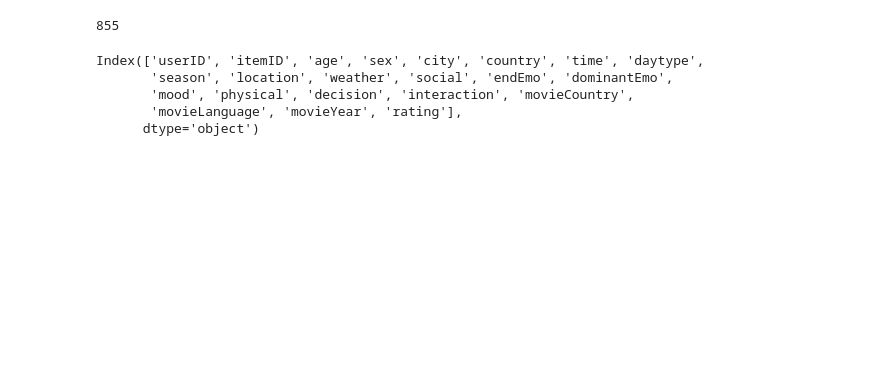
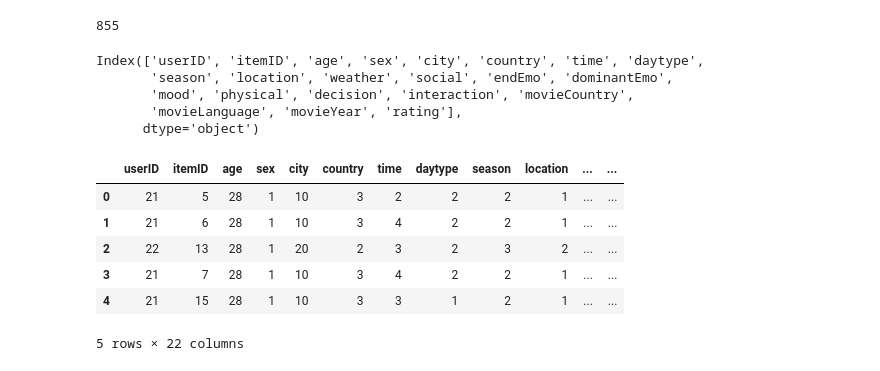
Before and after one commit to iamnewneo/Context-Aware-Recommender-System, a Jupyter notebook: DCW.ipynb, the cells around one changed output. Cells and saved outputs as stored; diff of their text form; code cells hidden in the pictures; blank space fills up the shorter version.

```diff
--- a/DCW.ipynb
+++ b/DCW.ipynb
@@ -305,0 +279,11 @@ df_age = pd.get_dummies(df.age)
+# %%
+#df_age.head()
+df_new.head()
+# %% [output]
+|  | userID | itemID | age | sex | city | country | time | daytype | season | location | ... | ... |
+| 0 | 21 | 5 | 28 | 1 | 10 | 3 | 2 | 2 | 2 | 1 | ... | ... |
+| 1 | 21 | 6 | 28 | 1 | 10 | 3 | 4 | 2 | 2 | 1 | ... | ... |
+| 2 | 22 | 13 | 28 | 1 | 20 | 2 | 3 | 2 | 3 | 2 | ... | ... |
+| 3 | 21 | 7 | 28 | 1 | 10 | 3 | 4 | 2 | 2 | 1 | ... | ... |
+| 4 | 21 | 15 | 28 | 1 | 10 | 3 | 3 | 1 | 2 | 1 | ... | ... |
+5 rows × 22 columns
```
Also changed, not shown: parts of 21 cells of this notebook.
